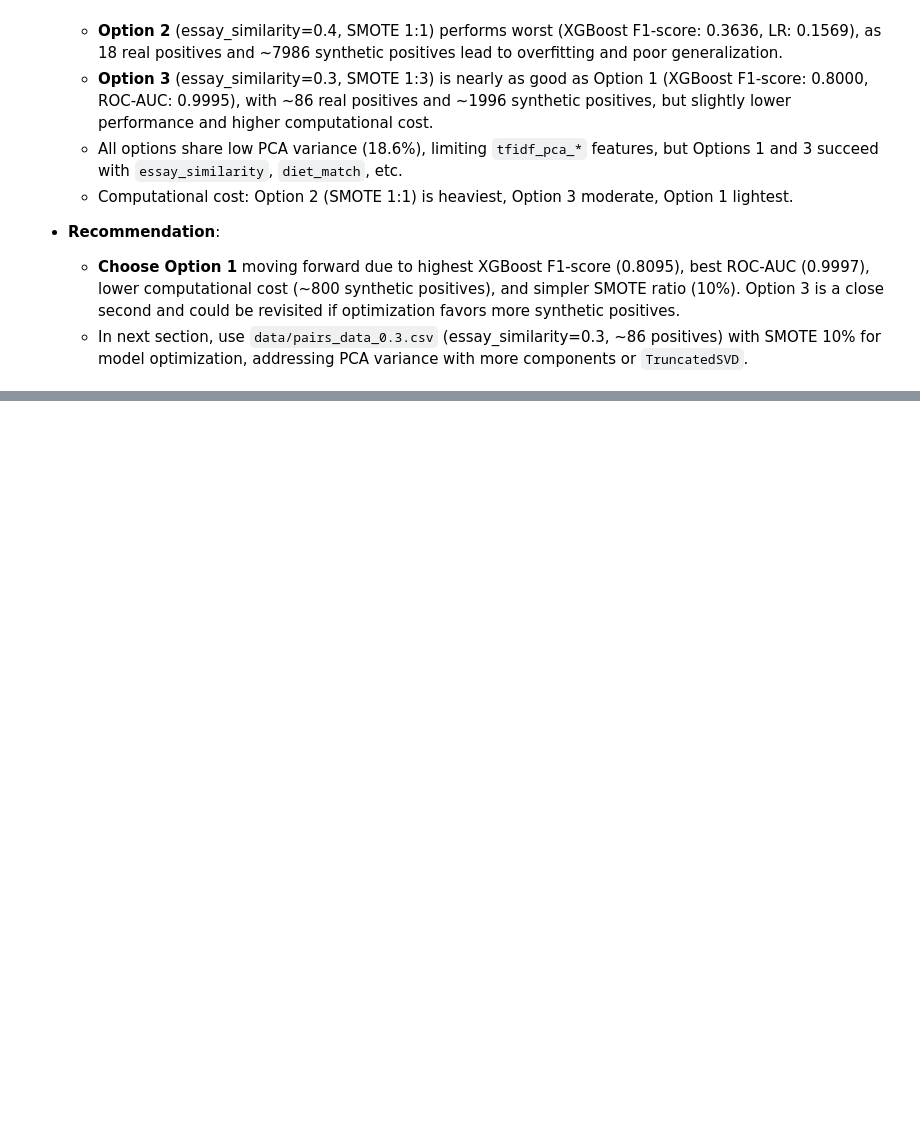
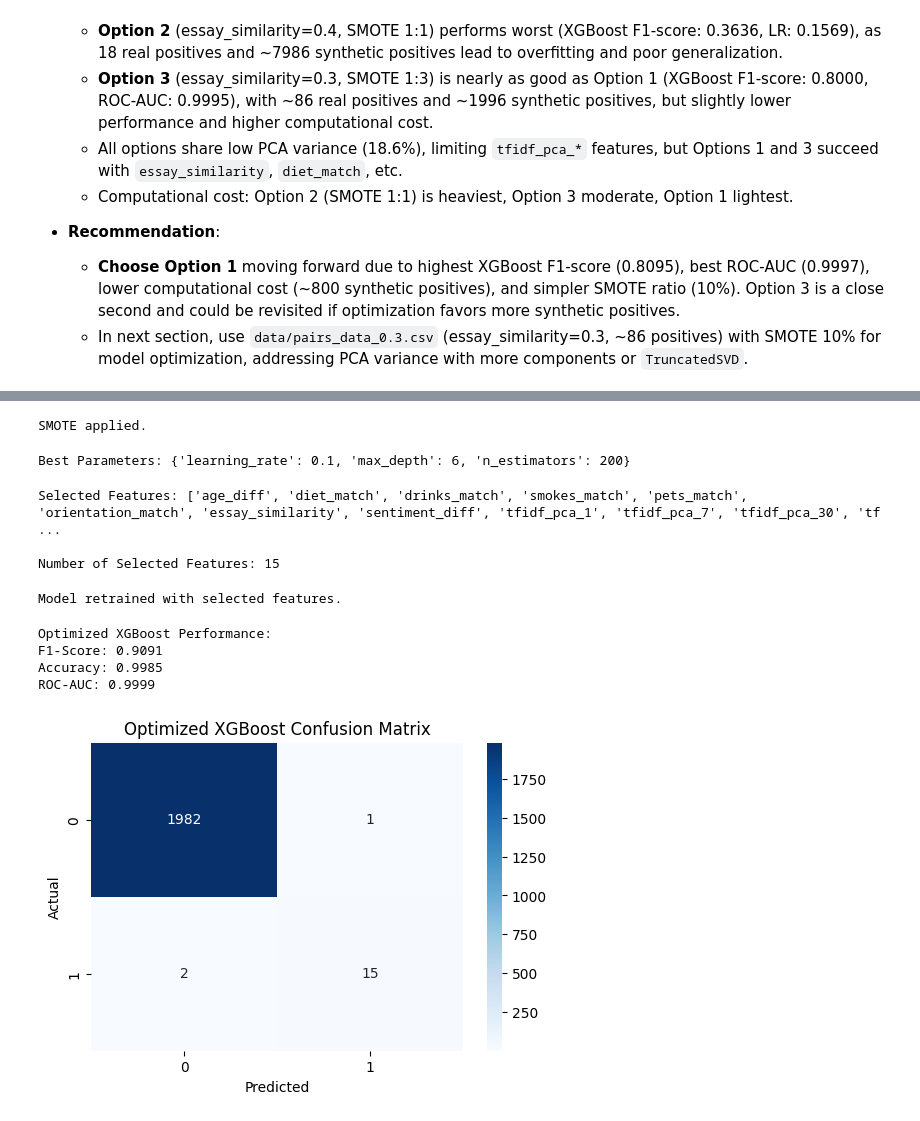
Before and after one commit to GoudyMT/dating-ml-project, a Jupyter notebook: dating_ml_analysis.ipynb, the cells around one changed output, grey strips where cells are left out. Saved outputs shown, nothing was run; the diff lists cells and outputs as text; code cells hidden in the pictures; blank space fills up the shorter version.

Commit message:
Advanced model optimization with GridSeachCV, RFECV, and PCA/SVD analysis

```diff
--- a/dating_ml_analysis.ipynb
+++ b/dating_ml_analysis.ipynb
@@ -618,0 +653,76 @@ Objective: Compare imbalance strategies to choose the best for Step 6 optimizati
+# %%
+# Apply SMOTE
+smote = SMOTE(sampling_strategy=0.1, random_state=42)
+X_train_smote, y_train_smote = smote.fit_resample(X_train, y_train)
+print("SMOTE applied.")
+# %% [output]
+SMOTE applied.
+# %%
+# GridSearchCV for XGBoost
+xgb = XGBClassifier(scale_pos_weight=len(y_train_smote[y_train_smote==0])/len(y_train_smote[y_train_smote==1]),
+                    random_state=42)
+param_grid = {
+    'max_depth': [3, 6, 9],
+    'learning_rate': [0.01, 0.1, 0.3],
+    'n_estimators': [100, 200]
+}
+grid_search = GridSearchCV(xgb, param_grid, scoring='f1', cv=5, n_jobs=-1)
+grid_search.fit(X_train_smote, y_train_smote)
+
+# Best parameters
+print("Best Parameters:", grid_search.best_params_)
+best_xgb = grid_search.best_estimator_
+# %% [output]
+Best Parameters: {'learning_rate': 0.1, 'max_depth': 6, 'n_estimators': 200}
+# %%
+# RFECV for feature selection
+rfecv = RFECV(estimator=XGBClassifier(**grid_search.best_params_, random_state=42),
+              step=1, cv=5, scoring='f1', n_jobs=-1)
+rfecv.fit(X_train_smote, y_train_smote)
+
+# Selected features
+selected_features = X_train_smote.columns[rfecv.support_].tolist()
+print("Selected Features:", selected_features)
+print("\nNumber of Selected Features:", len(selected_features))
+# %% [output]
+Selected Features: ['age_diff', 'diet_match', 'drinks_match', 'smokes_match', 'pets_match', 'orientation_match', 'essay_similarity', 'sentiment_diff', 'tfidf_pca_1', 'tfidf_pca_7', 'tfidf_pca_30', 'tf ...
+
+Number of Selected Features: 15
+# %%
+# Retrain with selected features
+X_train_selected = X_train_smote[selected_features]
+X_test_selected = X_test[selected_features]
+best_xgb.fit(X_train_selected, y_train_smote)
+print("Model retrained with selected features.")
+# %% [output]
+Model retrained with selected features.
+# %%
+# Evaluate
+y_pred = best_xgb.predict(X_test_selected)
+y_prob = best_xgb.predict_proba(X_test_selected)[:, 1]
+f1 = f1_score(y_test, y_pred)
+acc = accuracy_score(y_test, y_pred)
+auc = roc_auc_score(y_test, y_prob) if len(np.unique(y_test)) > 1 else 0
+
+print("\nOptimized XGBoost Performance:")
+print(f"F1-Score: {f1:.4f}")
+print(f"Accuracy: {acc:.4f}")
+print(f"ROC-AUC: {auc:.4f}")
+# %% [output]
+Optimized XGBoost Performance:
+F1-Score: 0.9091
+Accuracy: 0.9985
+ROC-AUC: 0.9999
+# %%
+# Confusion matrix
+cm = confusion_matrix(y_test, y_pred)
+plt.figure(figsize=(6, 4))
+sns.heatmap(cm, annot=True, fmt='d', cmap='Blues')
+plt.title('Optimized XGBoost Confusion Matrix')
+plt.xlabel('Predicted')
+plt.ylabel('Actual')
+plt.savefig('images/optimized_xgb_cm.png')
+plt.show()
+plt.close()
+# %% [output]
+[figure, added]
```
Also changed, not shown: parts of 11 cells of this notebook, 4 other files.
